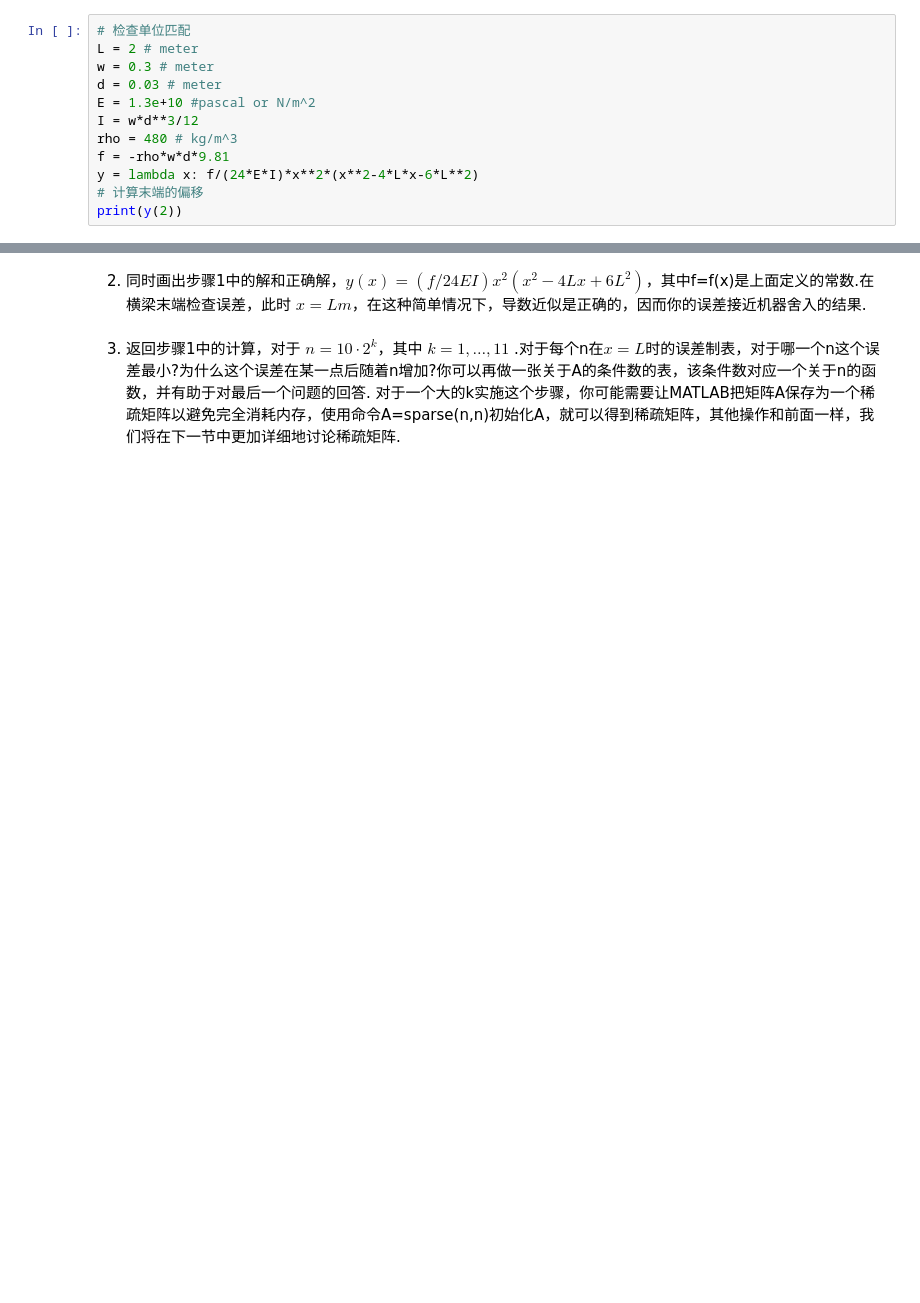
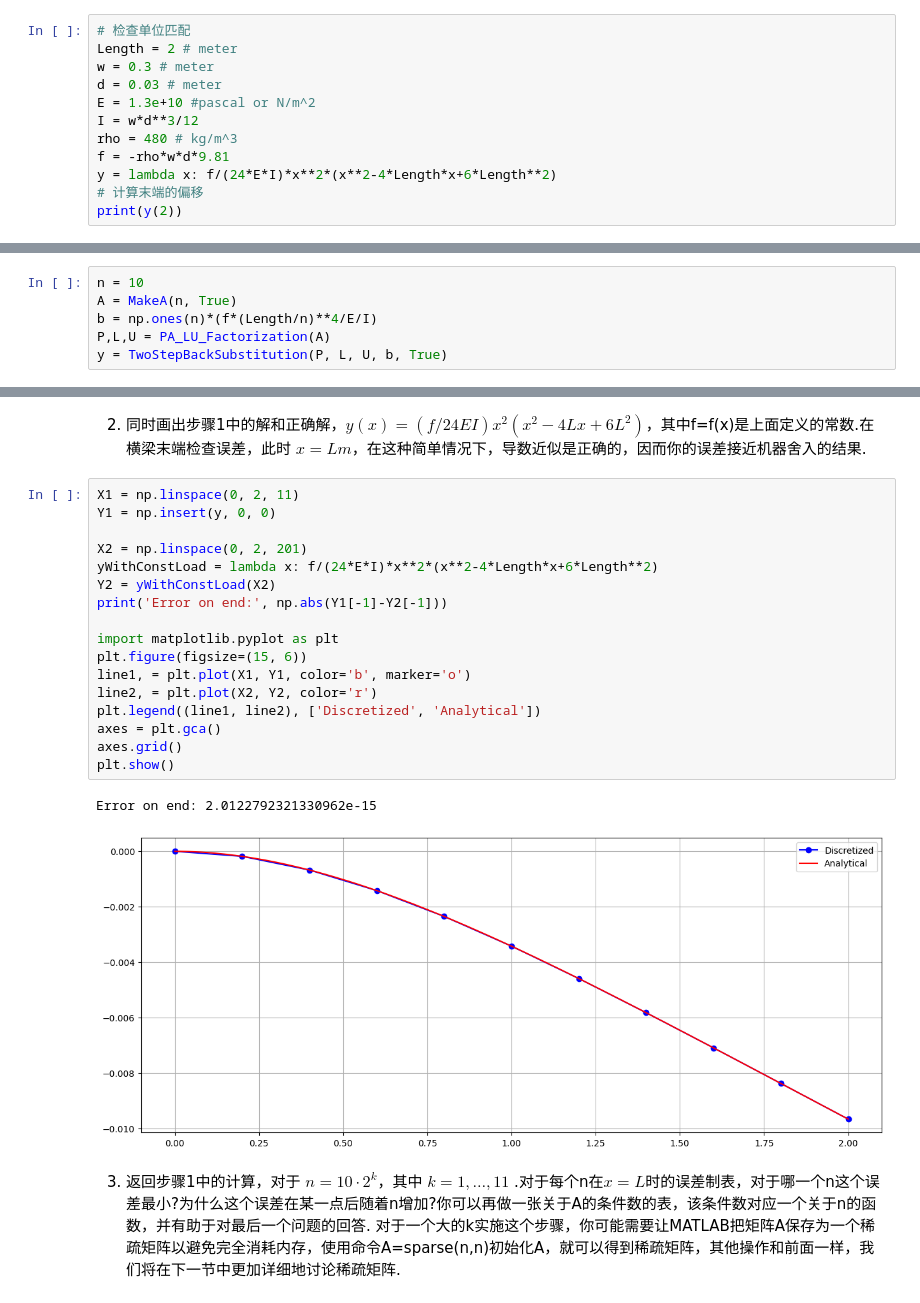
Before and after one commit to Pat-Tron/solution_of_numerical_analysis, a Jupyter notebook: exercise_02_Euler_Bernoulli_beam.ipynb, the cells around one changed output, grey strips where cells are left out. Drawn from its saved outputs; the diff is of its cells as text; blank space fills up the shorter version.

```diff
--- a/exercise_02_Euler_Bernoulli_beam.ipynb
+++ b/exercise_02_Euler_Bernoulli_beam.ipynb
@@ -20,14 +22,14 @@ y&=\frac{f}{24EI}x^4-\frac{fL}{6EI}x^3-\frac{fL^2}{4EI}x^2 \\
 $$
 # %%
 # 检查单位匹配
-L = 2 # meter
+Length = 2 # meter
 w = 0.3 # meter
 d = 0.03 # meter
 E = 1.3e+10 #pascal or N/m^2
 I = w*d**3/12
 rho = 480 # kg/m^3
 f = -rho*w*d*9.81
-y = lambda x: f/(24*E*I)*x**2*(x**2-4*L*x-6*L**2)
+y = lambda x: f/(24*E*I)*x**2*(x**2-4*Length*x+6*Length**2)
 # 计算末端的偏移
 print(y(2))
 # %% [output]
@@ -142,2 +175,8 @@ error:  [0. 0. 0.]
 # %% [markdown]
 1. 写出定义(2.34)中结构矩阵A的MATLAB程序。然后，使用MATLAB的\命令或者自己设计的代码，求解系统，得到偏移 $y_i$，使用$n=10$作为网格大小.
+# %%
+n = 10
+A = MakeA(n, True)
+b = np.ones(n)*(f*(Length/n)**4/E/I)
+P,L,U = PA_LU_Factorization(A)
+y = TwoStepBackSubstitution(P, L, U, b, True)
@@ -144,4 +197,24 @@ error:  [0. 0. 0.]
 # %% [markdown]
 2. 同时画出步骤1中的解和正确解，$y(x)=(f/24EI)x^2(x^2-4Lx+6L^2)$，其中f=f(x)是上面定义的常数.在横梁末端检查误差，此时 $x=Lm$，在这种简单情况下，导数近似是正确的，因而你的误差接近机器舍入的结果.
+# %%
+X1 = np.linspace(0, 2, 11)
+Y1 = np.insert(y, 0, 0)
+
+X2 = np.linspace(0, 2, 201)
+yWithConstLoad = lambda x: f/(24*E*I)*x**2*(x**2-4*Length*x+6*Length**2)
+Y2 = yWithConstLoad(X2)
+print('Error on end:', np.abs(Y1[-1]-Y2[-1]))
+
+import matplotlib.pyplot as plt
+plt.figure(figsize=(15, 6))
+line1, = plt.plot(X1, Y1, color='b', marker='o')
+line2, = plt.plot(X2, Y2, color='r')
+plt.legend((line1, line2), ['Discretized', 'Analytical'])
+axes = plt.gca()
+axes.grid()
+plt.show()
+# %% [output]
+Error on end: 2.0122792321330962e-15
+[figure, added]
 # %% [markdown]
 3. 返回步骤1中的计算，对于 $n=10\cdot 2^k$，其中 $k=1,\dots,11$ .对于每个n在$x=L$时的误差制表，对于哪一个n这个误差最小?为什么这个误差在某一点后随着n增加?你可以再做一张关于A的条件数的表，该条件数对应一个关于n的函数，并有助于对最后一个问题的回答. 对于一个大的k实施这个步骤，你可能需要让MATLAB把矩阵A保存为一个稀疏矩阵以避免完全消耗内存，使用命令A=sparse(n,n)初始化A，就可以得到稀疏矩阵，其他操作和前面一样，我们将在下一节中更加详细地讨论稀疏矩阵.
```
Also changed, not shown: parts of 8 cells of this notebook.
